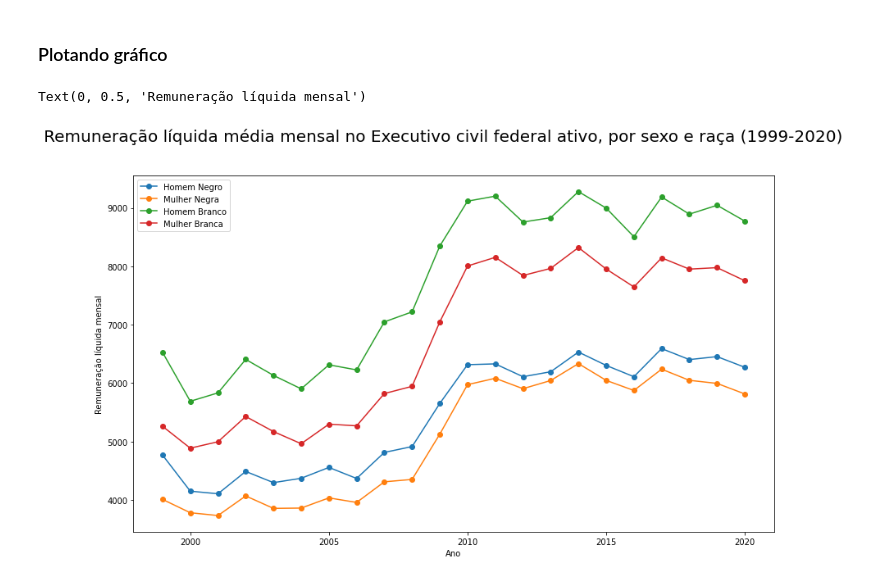
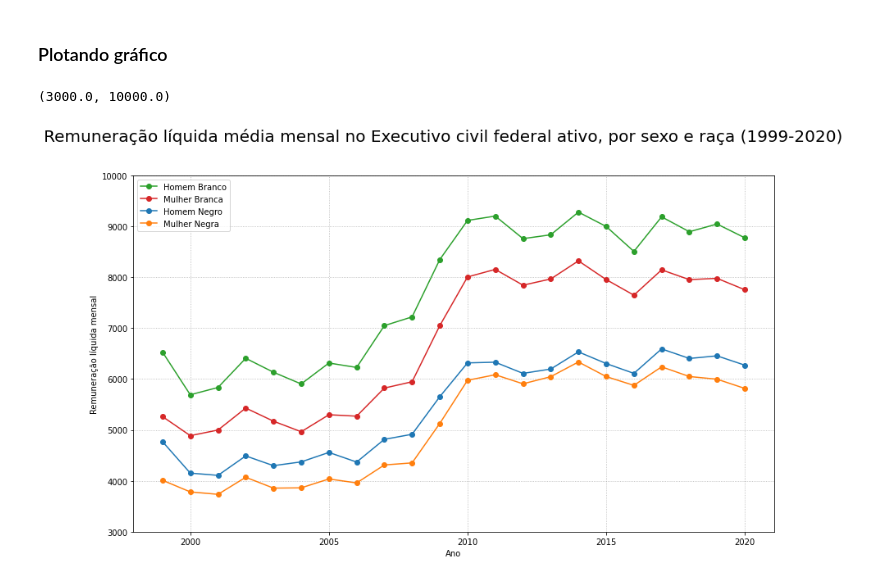
Before and after one commit to deborabastos/hacker_fiscalizacao, a Jupyter notebook: serviores.ipynb, the cells around one changed output. Cells and saved outputs as stored; diff of their text form; code cells hidden in the pictures.

Commit message:
fixed legend order

```diff
--- a/serviores.ipynb
+++ b/serviores.ipynb
@@ -75,16 +75,21 @@ dtype: object
 # %%
 fig, ax = plt.subplots(figsize=(14,8))
 plt.suptitle('Remuneração líquida média mensal no Executivo civil federal ativo, por sexo e raça (1999-2020)', size=20)
 sexo_raca = {'Homem Branco', 'Homem Negro', 'Mulher Branca', 'Mulher Negra'}
 
 for i in sexo_raca:
     sel = df.loc[df['sexo_raça'] == i]
     x = sel['ano']
     y = sel['liquido']
     plt.plot(x,y, label=i, marker='o')
-plt.legend()
+handles, labels = ax.get_legend_handles_labels()
+handles = [handles[2], handles[3], handles[0], handles[1]]
+labels = [labels[2], labels[3], labels[0], labels[1]]
+plt.legend(handles, labels)
+plt.grid(True, linestyle=':')
 plt.xlabel('Ano')
 plt.ylabel('Remuneração líquida mensal')
+plt.ylim(3000,10000)
 # %% [output]
-Text(0, 0.5, 'Remuneração líquida mensal')
+(3000.0, 10000.0)
-[figure, old version]
+[figure, new version]
```
